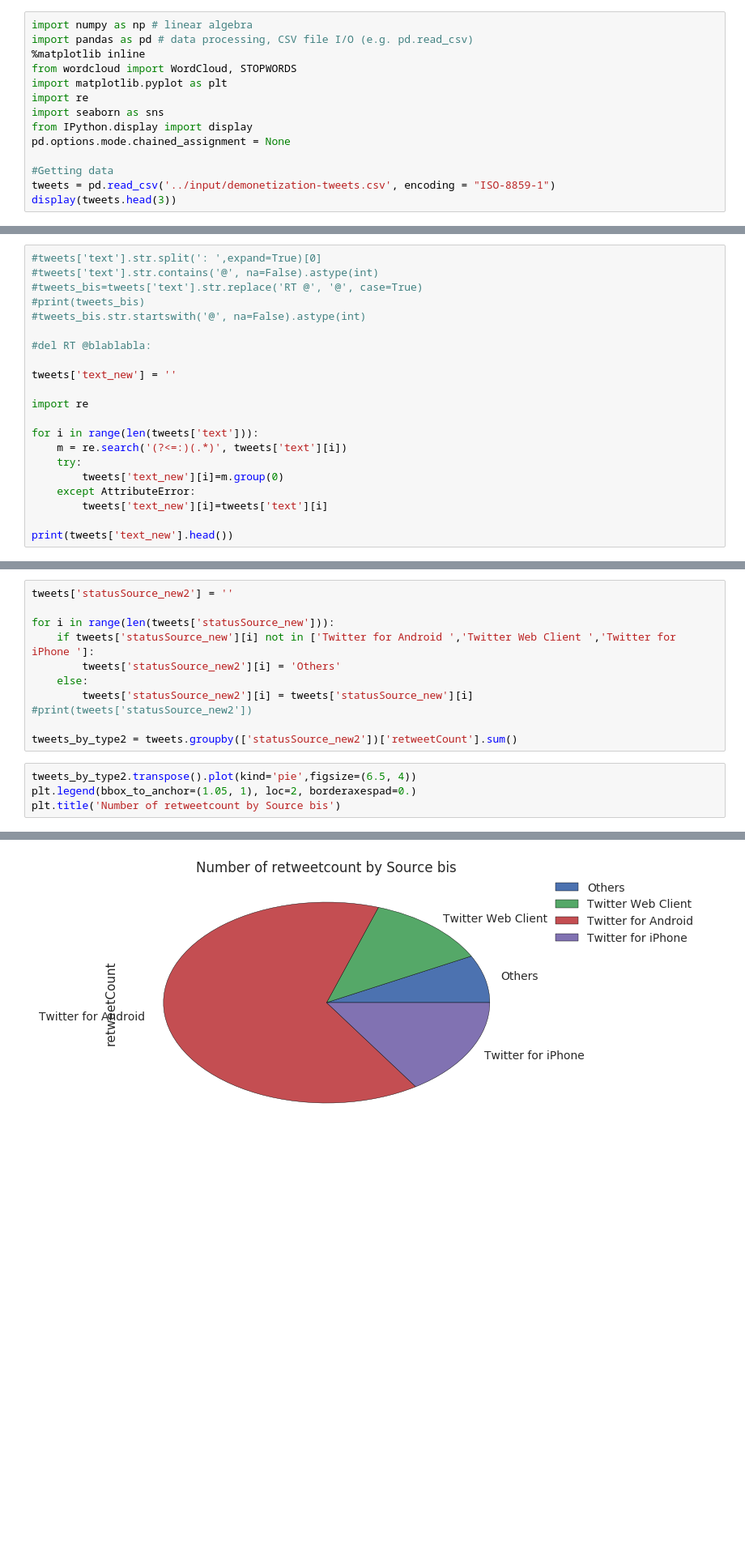
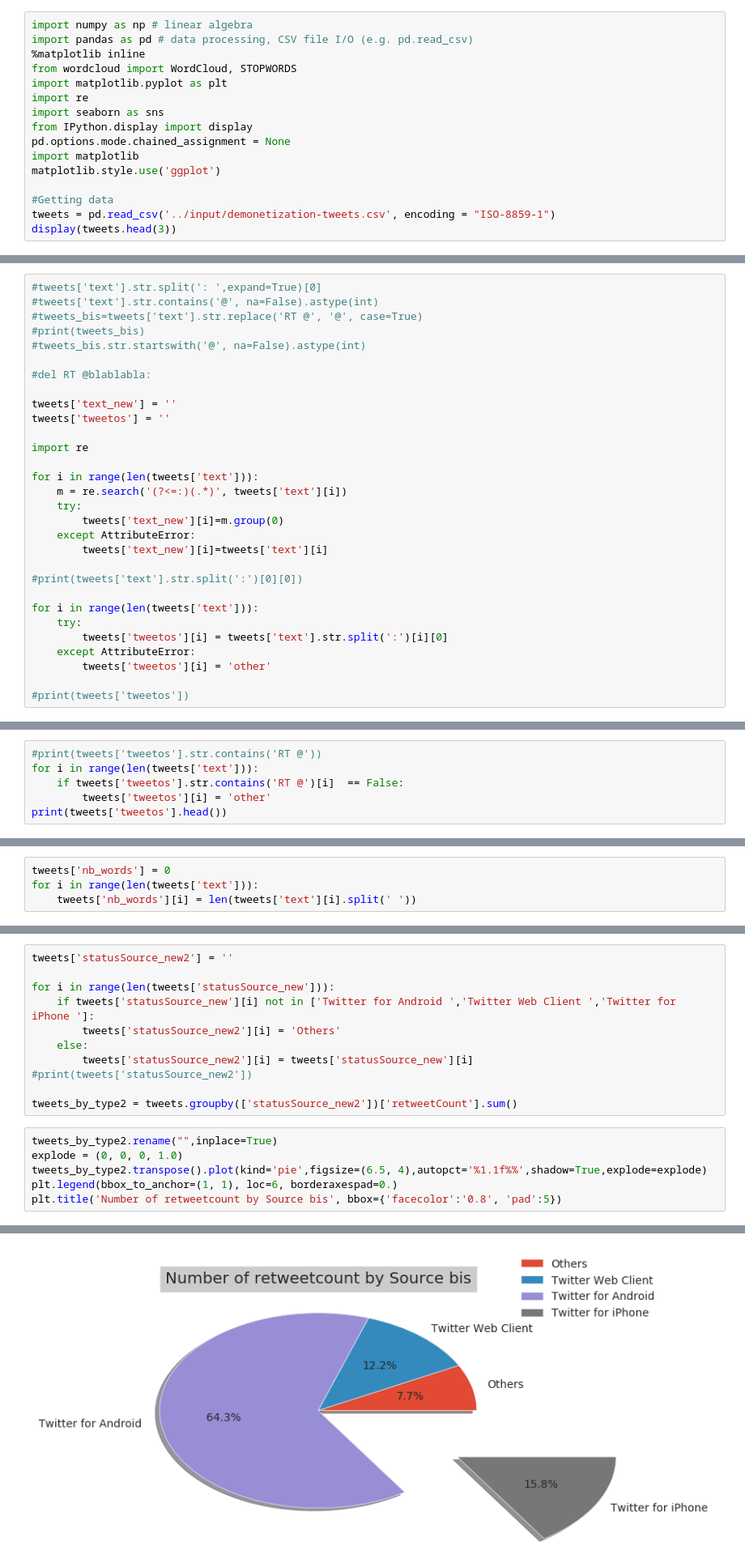
Before and after one commit to JulienHeiduk/Kaggle, a Jupyter notebook: Demonetization in India Twitter Data/__notebook__.ipynb, the cells around one changed output, grey strips where cells are left out. Shown at 81% size. Saved outputs shown, nothing was run; the diff lists cells and outputs as text; blank space fills up the shorter version.

```diff
--- a/Demonetization in India Twitter Data/__notebook__.ipynb
+++ b/Demonetization in India Twitter Data/__notebook__.ipynb
@@ -10,6 +11,8 @@ import re
 import seaborn as sns
 from IPython.display import display
 pd.options.mode.chained_assignment = None
+import matplotlib
+matplotlib.style.use('ggplot')
 
 #Getting data
 tweets = pd.read_csv('../input/demonetization-tweets.csv', encoding = "ISO-8859-1")
@@ -29,6 +32,7 @@ display(tweets.head(3))
 #del RT @blablabla:
 
 tweets['text_new'] = ''
+tweets['tweetos'] = ''
 
 import re
 
@@ -39,4 +43,12 @@ for i in range(len(tweets['text'])):
     except AttributeError:
         tweets['text_new'][i]=tweets['text'][i]
 
-print(tweets['text_new'].head())
+#print(tweets['text'].str.split(':')[0][0])
+
+for i in range(len(tweets['text'])):
+    try:
+        tweets['tweetos'][i] = tweets['text'].str.split(':')[i][0]
+    except AttributeError:
+        tweets['tweetos'][i] = 'other'
+
+#print(tweets['tweetos'])
@@ -49,0 +55,6 @@ Name: text_new, dtype: object
+# %%
+#print(tweets['tweetos'].str.contains('RT @'))
+for i in range(len(tweets['text'])):
+    if tweets['tweetos'].str.contains('RT @')[i]  == False:
+        tweets['tweetos'][i] = 'other'
+print(tweets['tweetos'].head())
@@ -132,6 +156,10 @@ min         0.000000
 75%       221.000000
 max      1944.000000
 Name: retweetCount, dtype: float64
+# %%
+tweets['nb_words'] = 0
+for i in range(len(tweets['text'])):
+    tweets['nb_words'][i] = len(tweets['text'][i].split(' '))
 # %%
 tweets['hour'] = pd.DatetimeIndex(tweets['created']).hour
 tweets['date'] = pd.DatetimeIndex(tweets['created']).date
@@ -203,9 +277,11 @@ for i in range(len(tweets['statusSource_new'])):
 
 tweets_by_type2 = tweets.groupby(['statusSource_new2'])['retweetCount'].sum()
 # %%
-tweets_by_type2.transpose().plot(kind='pie',figsize=(6.5, 4))
-plt.legend(bbox_to_anchor=(1.05, 1), loc=2, borderaxespad=0.)
-plt.title('Number of retweetcount by Source bis')
+tweets_by_type2.rename("",inplace=True)
+explode = (0, 0, 0, 1.0)
+tweets_by_type2.transpose().plot(kind='pie',figsize=(6.5, 4),autopct='%1.1f%%',shadow=True,explode=explode)
+plt.legend(bbox_to_anchor=(1, 1), loc=6, borderaxespad=0.)
+plt.title('Number of retweetcount by Source bis', bbox={'facecolor':'0.8', 'pad':5})
 # %% [output]
 <matplotlib.text.Text at 0x...>
-[figure, old version]
+[figure, new version]
```
Also changed, not shown: parts of 44 cells of this notebook.
